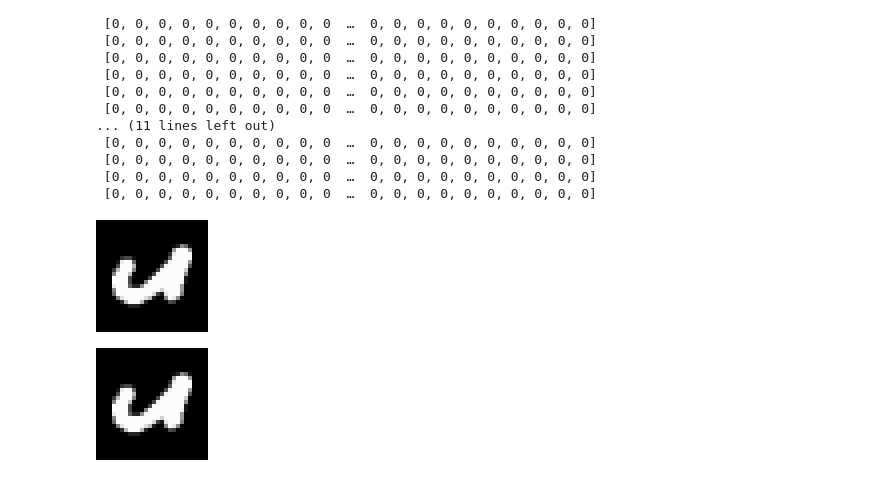
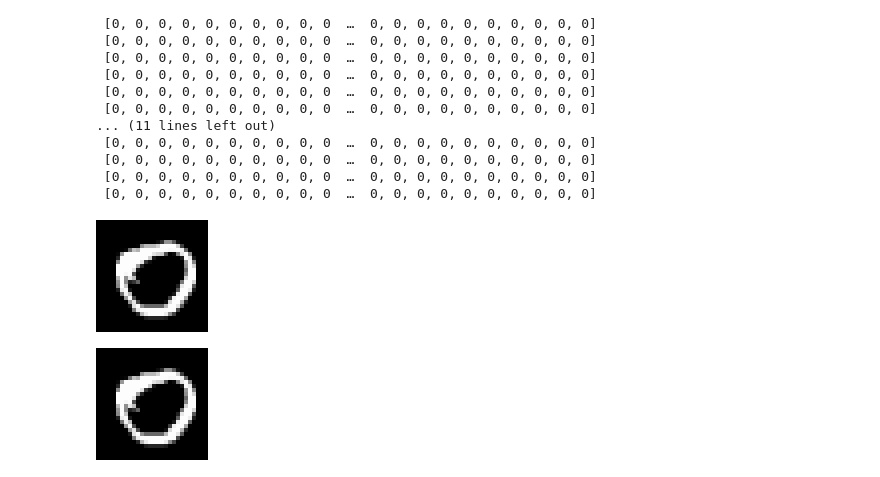
Before and after one commit to NITeQ/QARBoM.jl, a Jupyter notebook: example/MNIST_PCD.ipynb, the cells around one changed output. Drawn from its saved outputs; the diff is of its cells as text; code cells hidden in the pictures.

```diff
--- a/example/MNIST_PCD.ipynb
+++ b/example/MNIST_PCD.ipynb
@@ -119,18 +119,18 @@ x_bin_test = [
  [0, 0, 0, 0, 0, 0, 0, 0, 0, 0  …  0, 0, 0, 0, 0, 0, 0, 0, 0, 0]
  [0, 0, 0, 0, 0, 0, 0, 0, 0, 0  …  0, 0, 0, 0, 0, 0, 0, 0, 0, 0]
 # %%
-original_vec = x_test[200]
+original_vec = x_test[657]
 original_img = 1.0 .* reshape(original_vec, (28,28))
 colorview(Gray, original_img)
 # %% [output]
-[figure, old version]
+[figure, new version]
 # %%
 cut = 784
 corrupted_vec = vcat(original_vec[1:cut], zeros(784-cut))
 corrupted_img = 1.0 .* reshape(corrupted_vec, (28,28))
 colorview(Gray, corrupted_img)
 # %% [output]
-[figure, old version]
+[figure, new version]
 # %%
 sampled_h = QARBoM.conditional_prob_h(rbm, corrupted_vec)
 sampled_x= QARBoM.conditional_prob_v(rbm, sampled_h)
```
Also changed, not shown: parts of 5 cells of this notebook, 1 other file.
